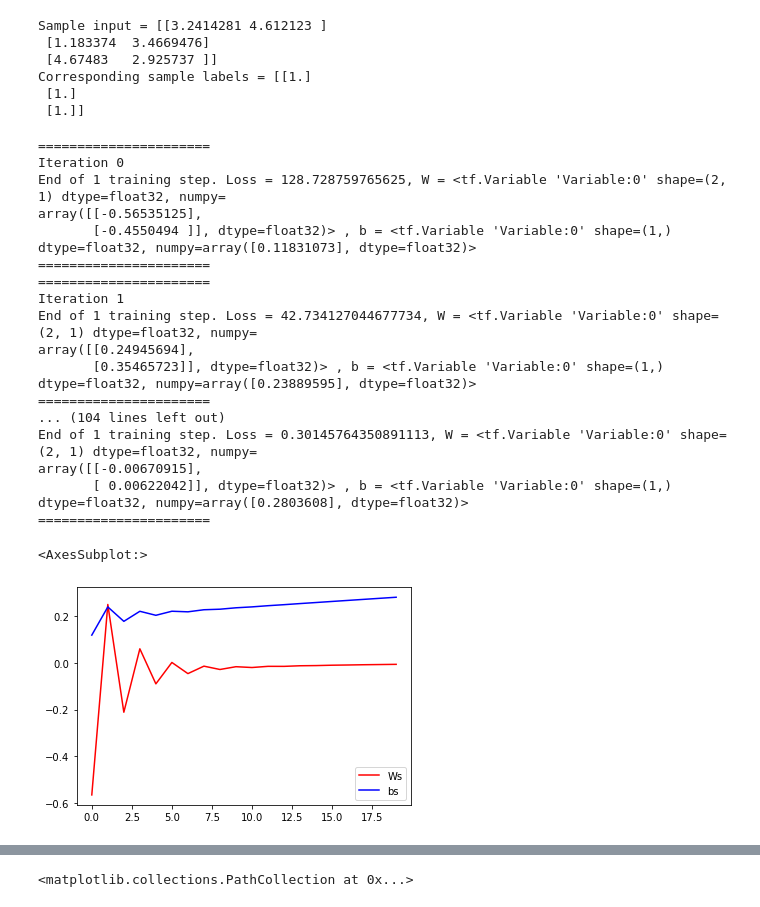
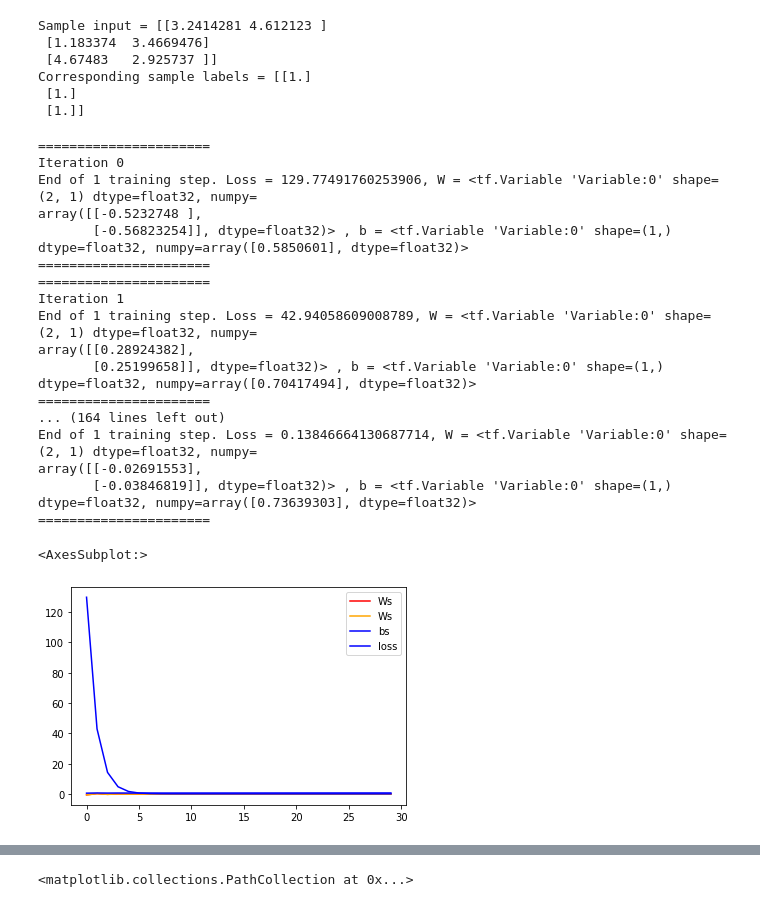
Before and after one commit to Kaizzen42/DLwPyFCholletBook, a Jupyter notebook: Chapter_3.ipynb, the cells around one changed output, grey strips where cells are left out. Saved outputs shown, nothing was run; the diff lists cells and outputs as text; code cells hidden in the pictures.

```diff
--- a/Chapter_3.ipynb
+++ b/Chapter_3.ipynb
@@ -158,46 +158,50 @@ def training_step(inputs, targets):
     # # plt.scatter(inputs[:, 0], inputs[:, 1], c=targets[:, 0])
     # plt.show()
     print(f"End of 1 training step. Loss = {loss}, W = {W} , b = {b}")
-    return loss, W, b
+    return loss, W, b, predictions
 # %%
 # 6. The batch traning loop
 import seaborn as sns
-Ws = []
+W1s = []
+W2s = []
 bs = []
 losses = []
-for step in range(20):
+num_epochs = 30
+for step in range(num_epochs):
     print("======================")
     print(f"Iteration {step}")
-    loss, W_Ret, b_ret  = training_step(inputs, targets)
+    loss, W_Ret, b_ret, preds  = training_step(inputs, targets)
     losses.append(loss.numpy())
-    Ws.append(W_Ret.numpy()[0][0])
+    W1s.append(W_Ret.numpy()[0][0])
+    W2s.append(W_Ret.numpy()[1][0])
     bs.append(b_ret.numpy()[0])
     # print(f"Loss at step {step} : {loss:.4f}")
     print("======================")
 
 # Wsn = [ w.numpy()[0][0] for w in Ws]
 # bsn = [b.numpy()[0] for b in bs]
 # lossesn = [l.numpy() for l in losses]
-sns.lineplot(x=range(len(Ws)), y=Ws, color='red', label="Ws")
+sns.lineplot(x=range(len(W1s)), y=W1s, color='red', label="Ws")
+sns.lineplot(x=range(len(W2s)), y=W2s, color='orange', label="Ws")
 sns.lineplot(x=range(len(bs)), y=bs, color='blue', label="bs")
-# sns.lineplot(x=range(len(losses)),y=losses, color='orange', label="loss")
+sns.lineplot(x=range(len(losses)),y=losses, color='blue', label="loss")
 # %% [output]
 ======================
 Iteration 0
-End of 1 training step. Loss = 128.728759765625, W = <tf.Variable 'Variable:0' shape=(2, 1) dtype=float32, numpy=
-array([[-0.56535125],
-       [-0.4550494 ]], dtype=float32)> , b = <tf.Variable 'Variable:0' shape=(1,) dtype=float32, numpy=array([0.11831073], dtype=float32)>
+End of 1 training step. Loss = 129.77491760253906, W = <tf.Variable 'Variable:0' shape=(2, 1) dtype=float32, numpy=
+array([[-0.5232748 ],
+       [-0.56823254]], dtype=float32)> , b = <tf.Variable 'Variable:0' shape=(1,) dtype=float32, numpy=array([0.5850601], dtype=float32)>
 ======================
 ======================
 Iteration 1
-End of 1 training step. Loss = 42.734127044677734, W = <tf.Variable 'Variable:0' shape=(2, 1) dtype=float32, numpy=
-array([[0.24945694],
-       [0.35465723]], dtype=float32)> , b = <tf.Variable 'Variable:0' shape=(1,) dtype=float32, numpy=array([0.23889595], dtype=float32)>
+End of 1 training step. Loss = 42.94058609008789, W = <tf.Variable 'Variable:0' shape=(2, 1) dtype=float32, numpy=
+array([[0.28924382],
+       [0.25199658]], dtype=float32)> , b = <tf.Variable 'Variable:0' shape=(1,) dtype=float32, numpy=array([0.70417494], dtype=float32)>
 ======================
-... (104 lines left out)
-End of 1 training step. Loss = 0.30145764350891113, W = <tf.Variable 'Variable:0' shape=(2, 1) dtype=float32, numpy=
-array([[-0.00670915],
-       [ 0.00622042]], dtype=float32)> , b = <tf.Variable 'Variable:0' shape=(1,) dtype=float32, numpy=array([0.2803608], dtype=float32)>
+... (164 lines left out)
+End of 1 training step. Loss = 0.13846664130687714, W = <tf.Variable 'Variable:0' shape=(2, 1) dtype=float32, numpy=
+array([[-0.02691553],
+       [-0.03846819]], dtype=float32)> , b = <tf.Variable 'Variable:0' shape=(1,) dtype=float32, numpy=array([0.73639303], dtype=float32)>
 ======================
 <AxesSubplot:>
-[figure, old version]
+[figure, new version]
```
Also changed, not shown: parts of 6 cells of this notebook.
